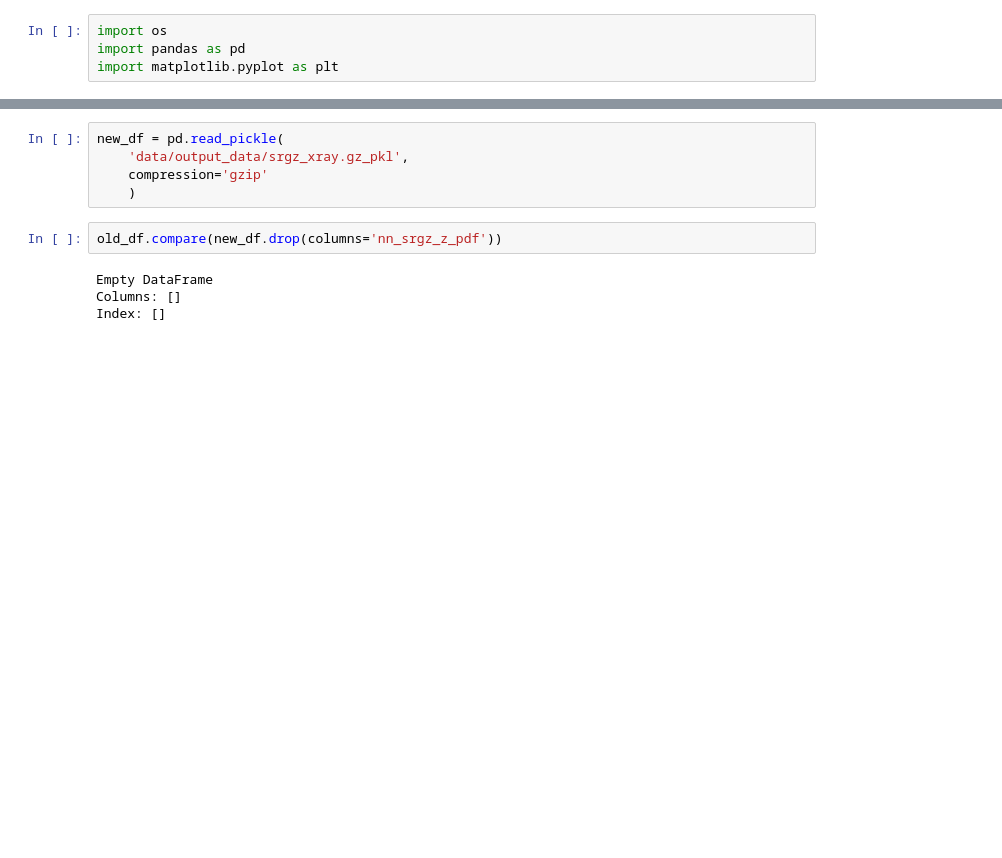
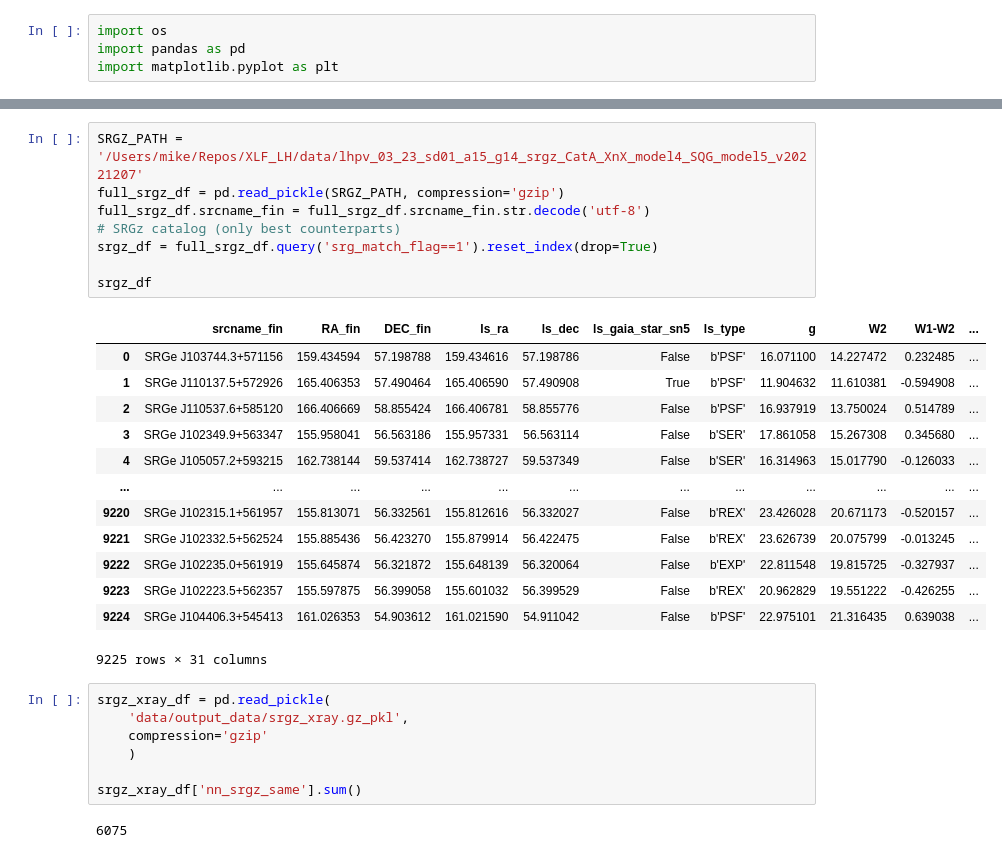
Before and after one commit to mbelveder/ero-lh-class, a Jupyter notebook: playground.ipynb, the cells around one changed output, grey strips where cells are left out. Drawn from its saved outputs; the diff is of its cells as text; blank space fills up the shorter version.

```diff
--- a/playground.ipynb
+++ b/playground.ipynb
@@ -8,11 +26,31 @@ old_df = pd.read_pickle(old_path, compression='gzip')
+# %%
+SRGZ_PATH = '/Users/mike/Repos/XLF_LH/data/lhpv_03_23_sd01_a15_g14_srgz_CatA_XnX_model4_SQG_model5_v20221207'
+full_srgz_df = pd.read_pickle(SRGZ_PATH, compression='gzip')
+full_srgz_df.srcname_fin = full_srgz_df.srcname_fin.str.decode('utf-8')
+# SRGz catalog (only best counterparts)
+srgz_df = full_srgz_df.query('srg_match_flag==1').reset_index(drop=True)
+
+srgz_df
+# %% [output]
+|  | srcname_fin | RA_fin | DEC_fin | ls_ra | ls_dec | ls_gaia_star_sn5 | ls_type | g | W2 | W1-W2 | ... |
+| 0 | SRGe J103744.3+571156 | 159.434594 | 57.198788 | 159.434616 | 57.198786 | False | b'PSF' | 16.071100 | 14.227472 | 0.232485 | ... |
+| 1 | SRGe J110137.5+572926 | 165.406353 | 57.490464 | 165.406590 | 57.490908 | True | b'PSF' | 11.904632 | 11.610381 | -0.594908 | ... |
+| 2 | SRGe J110537.6+585120 | 166.406669 | 58.855424 | 166.406781 | 58.855776 | False | b'PSF' | 16.937919 | 13.750024 | 0.514789 | ... |
+| 3 | SRGe J102349.9+563347 | 155.958041 | 56.563186 | 155.957331 | 56.563114 | False | b'SER' | 17.861058 | 15.267308 | 0.345680 | ... |
+| 4 | SRGe J105057.2+593215 | 162.738144 | 59.537414 | 162.738727 | 59.537349 | False | b'SER' | 16.314963 | 15.017790 | -0.126033 | ... |
+| ... | ... | ... | ... | ... | ... | ... | ... | ... | ... | ... | ... |
+| 9220 | SRGe J102315.1+561957 | 155.813071 | 56.332561 | 155.812616 | 56.332027 | False | b'REX' | 23.426028 | 20.671173 | -0.520157 | ... |
+| 9221 | SRGe J102332.5+562524 | 155.885436 | 56.423270 | 155.879914 | 56.422475 | False | b'REX' | 23.626739 | 20.075799 | -0.013245 | ... |
+| 9222 | SRGe J102235.0+561919 | 155.645874 | 56.321872 | 155.648139 | 56.320064 | False | b'EXP' | 22.811548 | 19.815725 | -0.327937 | ... |
+| 9223 | SRGe J102223.5+562357 | 155.597875 | 56.399058 | 155.601032 | 56.399529 | False | b'REX' | 20.962829 | 19.551222 | -0.426255 | ... |
+| 9224 | SRGe J104406.3+545413 | 161.026353 | 54.903612 | 161.021590 | 54.911042 | False | b'PSF' | 22.975101 | 21.316435 | 0.639038 | ... |
+9225 rows × 31 columns
 # %%
-new_df = pd.read_pickle(
+srgz_xray_df = pd.read_pickle(
     'data/output_data/srgz_xray.gz_pkl',
     compression='gzip'
     )
+
+srgz_xray_df['nn_srgz_same'].sum()
+# %% [output]
+6075
-# %%
-old_df.compare(new_df.drop(columns='nn_srgz_z_pdf'))
-# %% [output]
-Empty DataFrame
-Columns: []
-Index: []
```
Also changed, not shown: parts of 12 cells of this notebook, 3 other files.
